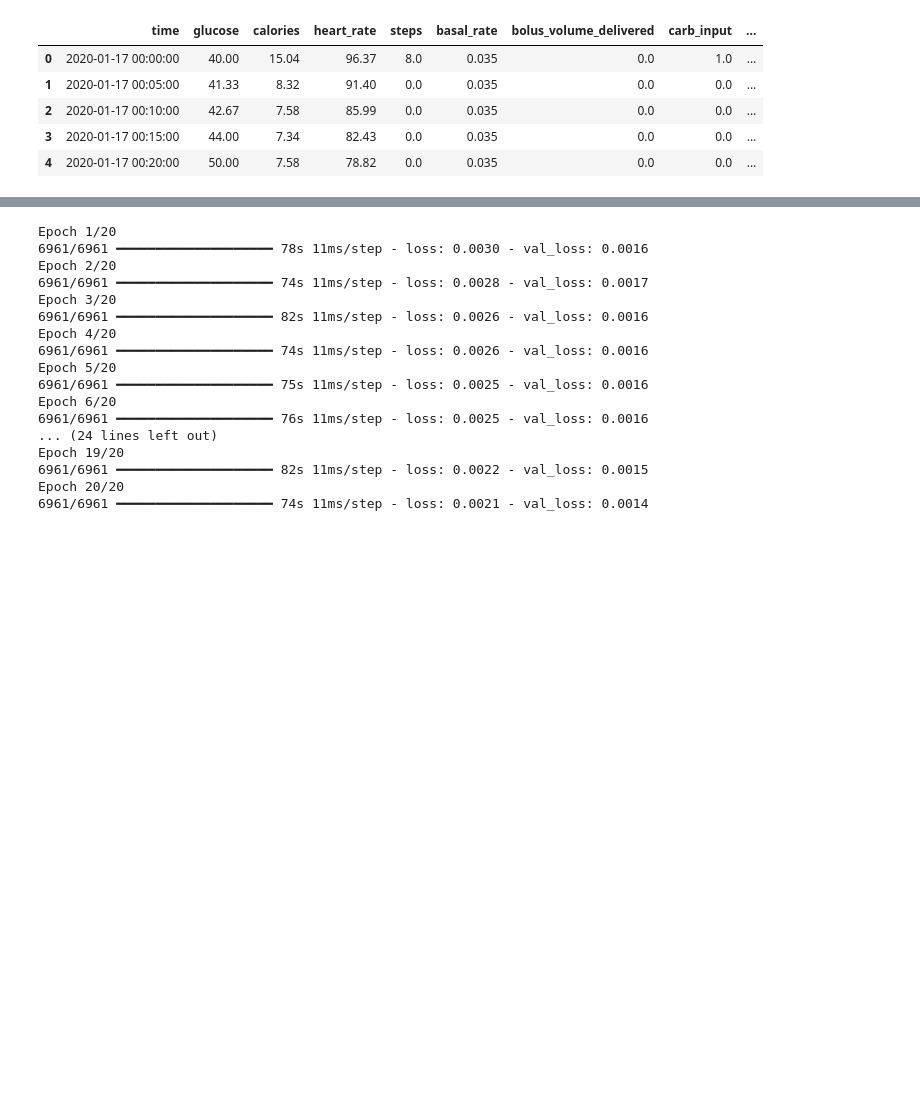
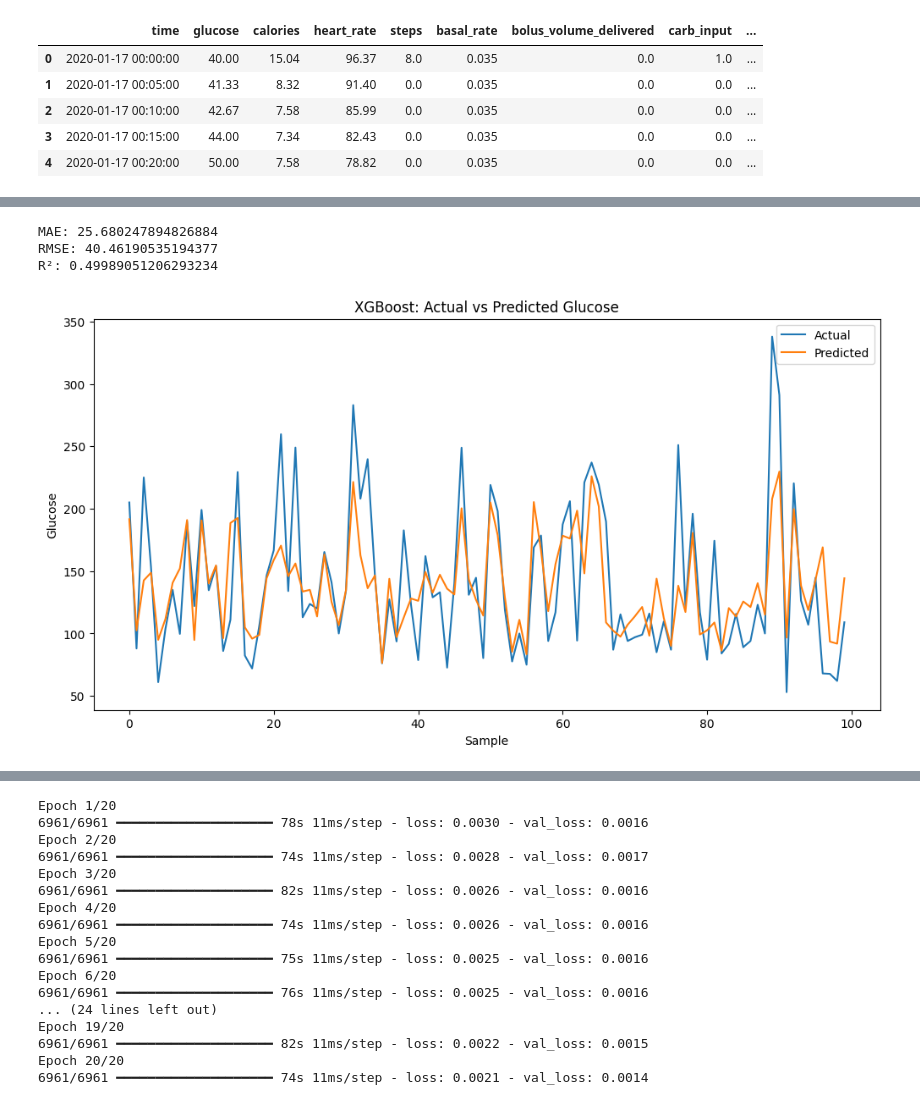
Before and after one commit to dev-ssr/team9_PyCoders_PythonHackathon_MAY2026, a Jupyter notebook: Team9_PyCoders_Category4_PredictiveAnalysis.ipynb, the cells around one changed output, grey strips where cells are left out. Drawn from its saved outputs; the diff is of its cells as text; code cells hidden in the pictures; blank space fills up the shorter version.

```diff
--- a/Team9_PyCoders_Category4_PredictiveAnalysis.ipynb
+++ b/Team9_PyCoders_Category4_PredictiveAnalysis.ipynb
@@ -78,0 +245,3 @@ test_scaled = scaler.transform(test_df[features])
+# %%
+df['hour'] = df['time'].dt.hour
+df['day_of_week'] = df['time'].dt.dayofweek
@@ -78,0 +272,18 @@ test_scaled = scaler.transform(test_df[features])
+# %%
+X_train, X_test, y_train, y_test = train_test_split(
+    X,
+    y,
+    test_size=0.2,
+    random_state=42
+)
+# %%
+model = XGBRegressor(
+    n_estimators=200,
+    learning_rate=0.05,
+    max_depth=6,
+    subsample=0.8,
+    colsample_bytree=0.8,
+    random_state=42
+)
+
+model.fit(X_train, y_train)
@@ -78,0 +302,41 @@ test_scaled = scaler.transform(test_df[features])
+# %%
+predictions = model.predict(X_test)
+# %%
+mae = mean_absolute_error(y_test, predictions)
+
+rmse = np.sqrt(
+    mean_squared_error(y_test, predictions)
+)
+
+r2 = r2_score(y_test, predictions)
+
+print("MAE:", mae)
+print("RMSE:", rmse)
+print("R²:", r2)
+# %% [output]
+MAE: 25.680247894826884
+RMSE: 40.46190535194377
+R²: 0.49989051206293234
+# %%
+plt.figure(figsize=(12,6))
+
+plt.plot(
+    y_test.values[:100],
+    label='Actual'
+)
+
+plt.plot(
+    predictions[:100],
+    label='Predicted'
+)
+
+plt.title("XGBoost: Actual vs Predicted Glucose")
+
+plt.xlabel("Sample")
+plt.ylabel("Glucose")
+
+plt.legend()
+
+plt.show()
+# %% [output]
+[figure, added]
```
Also changed, not shown: parts of 54 cells of this notebook.
